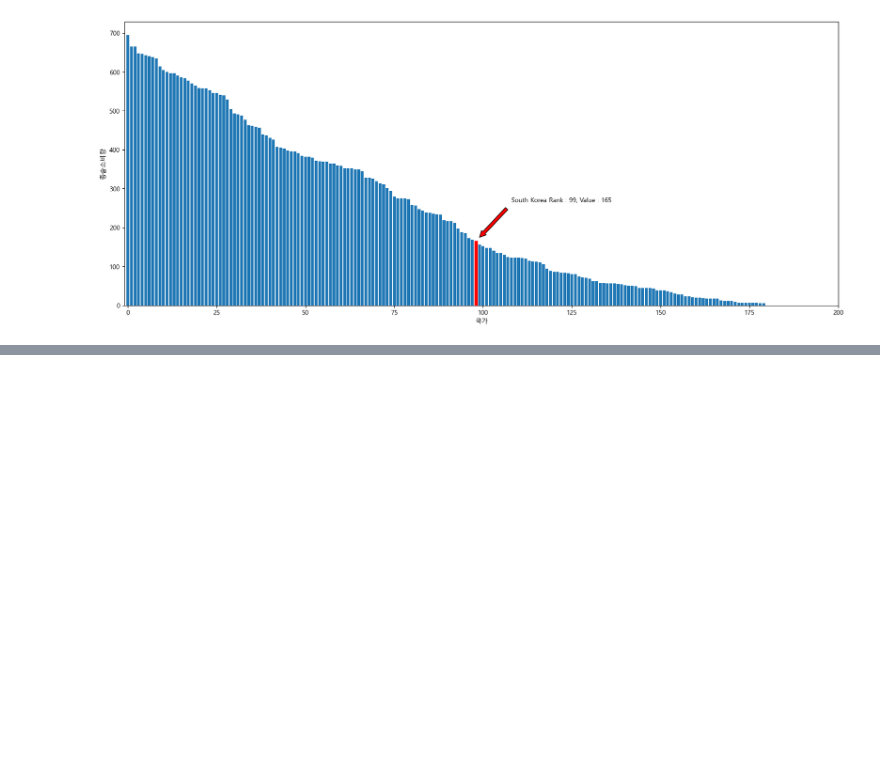
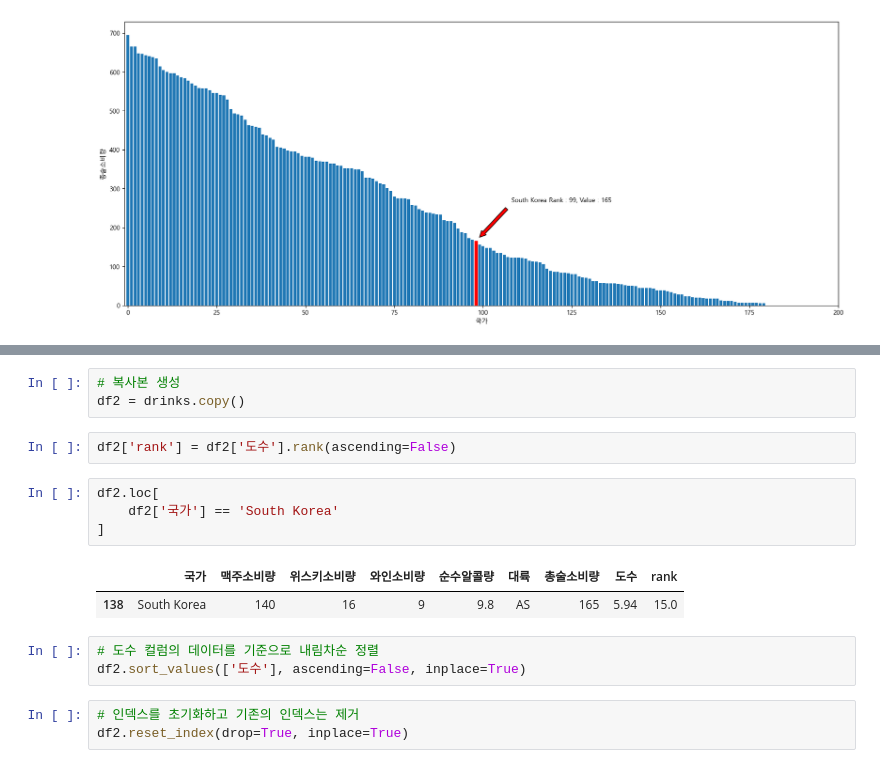
Before and after one commit to bsmoon-86/ezen_2406, a Jupyter notebook: python/240713/02_drinks.ipynb, the cells around one changed output, grey strips where cells are left out. Saved outputs shown, nothing was run; the diff lists cells and outputs as text; blank space fills up the shorter version.

```diff
--- a/python/240713/02_drinks.ipynb
+++ b/python/240713/02_drinks.ipynb
@@ -195,0 +203,18 @@ plt.show()
+# %%
+# 복사본 생성
+df2 = drinks.copy()
+# %%
+df2['rank'] = df2['도수'].rank(ascending=False)
+# %%
+df2.loc[
+    df2['국가'] == 'South Korea'
+]
+# %% [output]
+|  | 국가 | 맥주소비량 | 위스키소비량 | 와인소비량 | 순수알콜량 | 대륙 | 총술소비량 | 도수 | rank |
+| 138 | South Korea | 140 | 16 | 9 | 9.8 | AS | 165 | 5.94 | 15.0 |
+# %%
+# 도수 컬럼의 데이터를 기준으로 내림차순 정렬
+df2.sort_values(['도수'], ascending=False, inplace=True)
+# %%
+# 인덱스를 초기화하고 기존의 인덱스는 제거
+df2.reset_index(drop=True, inplace=True)
```
Also changed, not shown: parts of 4 cells of this notebook, 1 other file.
